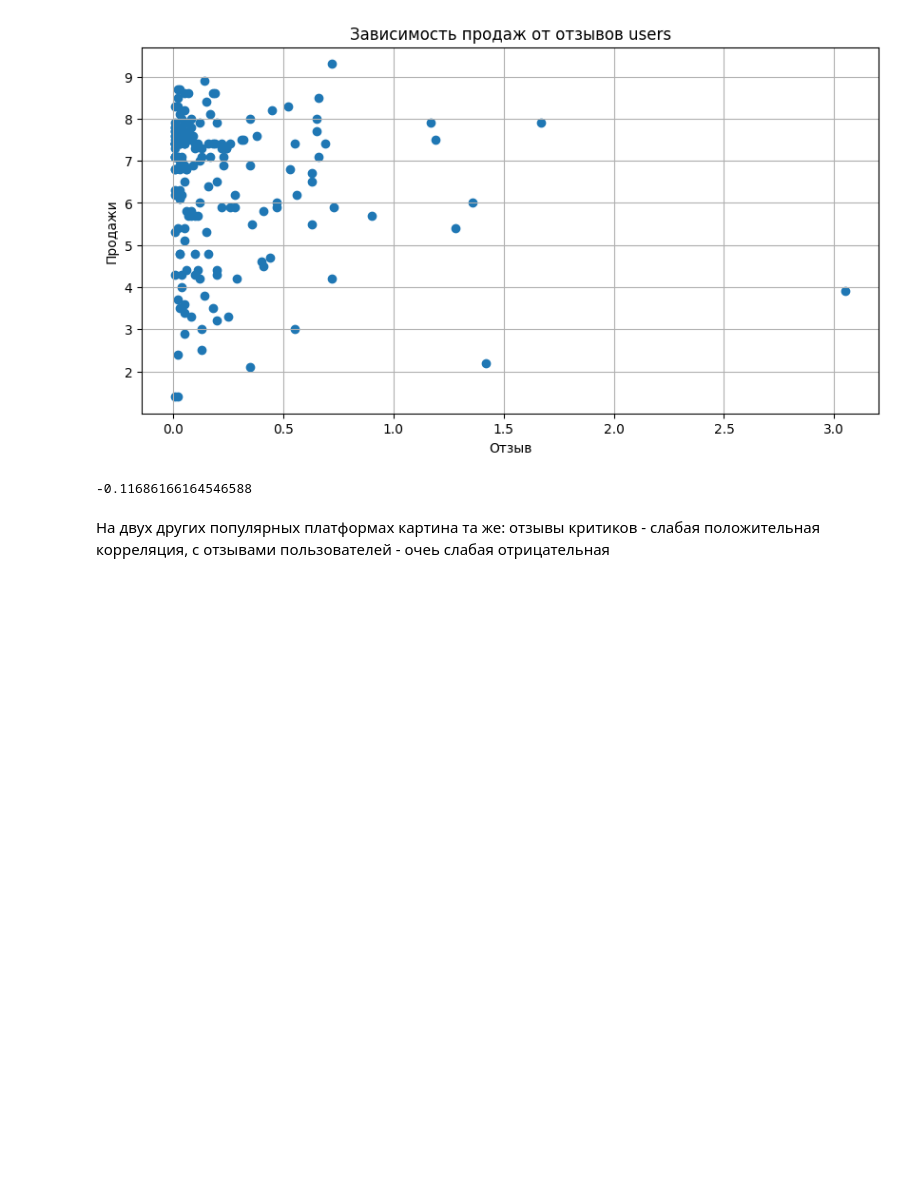
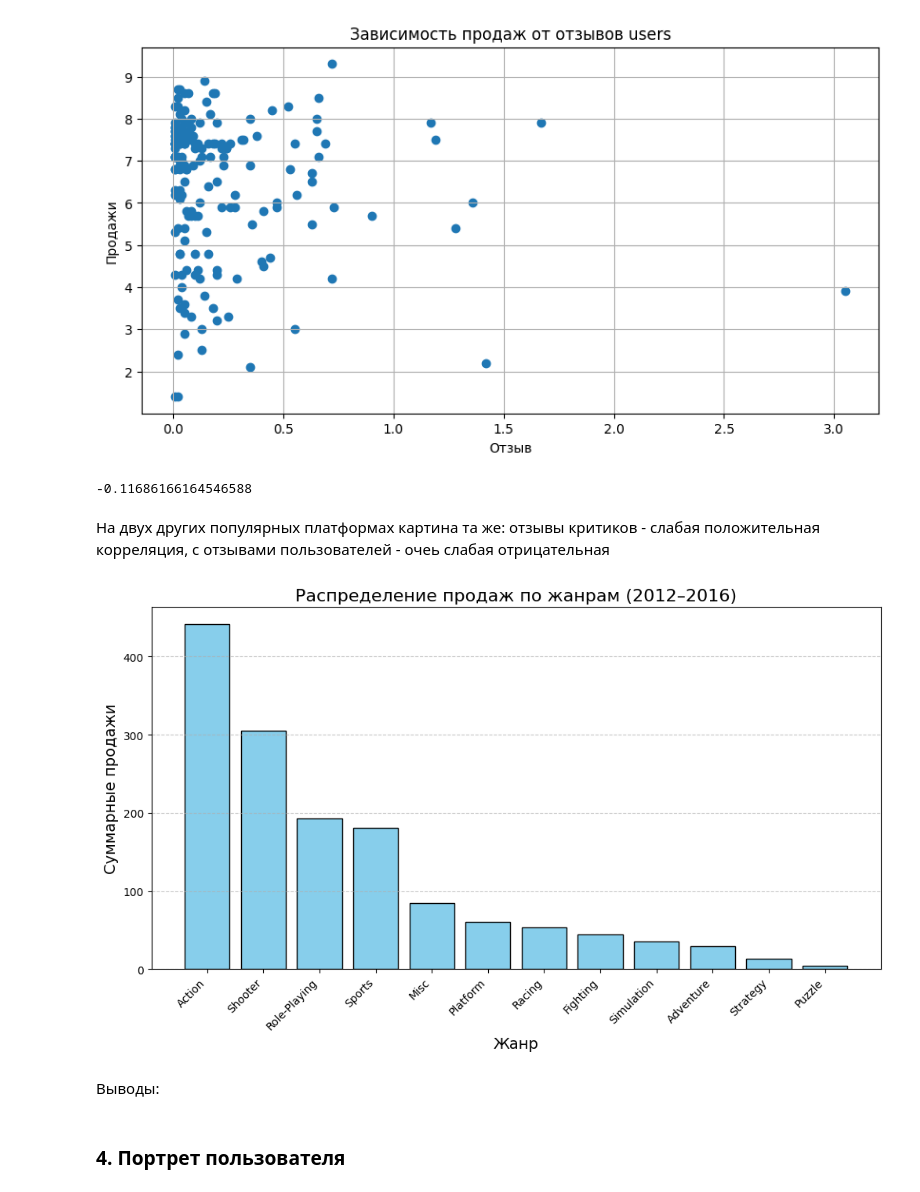
Before and after one commit to eugenii/data_sciencse, a Jupyter notebook: sprint_09_Сборный_проект_1/sbornii_1.ipynb, the cells around one changed output. Saved outputs shown, nothing was run; the diff lists cells and outputs as text; code cells hidden in the pictures; blank space fills up the shorter version.

```diff
--- a/sprint_09_Сборный_проект_1/sbornii_1.ipynb
+++ b/sprint_09_Сборный_проект_1/sbornii_1.ipynb
@@ -571,3 +617,35 @@ print(data_pc['user_score'].corr(data_pc['total_sales']))
 -0.11686166164546588
 # %% [markdown]
 На двух других популярных платформах картина та же: отзывы критиков - слабая положительная корреляция, с отзывами пользователей - очеь слабая отрицательная
+# %%
+# Фильтрация данных по годам 2012–2016 и создание явной копии
+filtered_data = data[(data['year_of_release'] >= 2012) & (data['year_of_release'] <= 2016)].copy()
+
+# Вычисление общих продаж для каждой игры
+filtered_data.loc[:, 'total_sales'] = filtered_data[['na_sales', 'eu_sales', 'jp_sales', 'other_sales']].sum(axis=1)
+
+# Группировка по жанрам и вычисление суммарных продаж
+genre_sales = filtered_data.groupby('genre')['total_sales'].sum().reset_index()
+
+# Сортировка по убыванию продаж
+genre_sales = genre_sales.sort_values(by='total_sales', ascending=False)
+
+# Построение столбчатой диаграммы
+plt.figure(figsize=(12, 6))
+plt.bar(genre_sales['genre'], genre_sales['total_sales'], color='skyblue', edgecolor='black')
+
+# Добавление подписей
+plt.title('Распределение продаж по жанрам (2012–2016)', fontsize=16)
+plt.xlabel('Жанр', fontsize=14)
+plt.ylabel('Суммарные продажи', fontsize=14)
+plt.xticks(rotation=45, ha='right')  # Поворот подписей по оси X для удобства
+plt.grid(axis='y', linestyle='--', alpha=0.7)
+
+# Показать график
+plt.show()
+# %% [output]
+[figure, added]
+# %% [markdown]
+Выводы:
+# %% [markdown]
+### 4. Портрет пользователя
```
Also changed, not shown: parts of 11 cells of this notebook, 1 other file.
